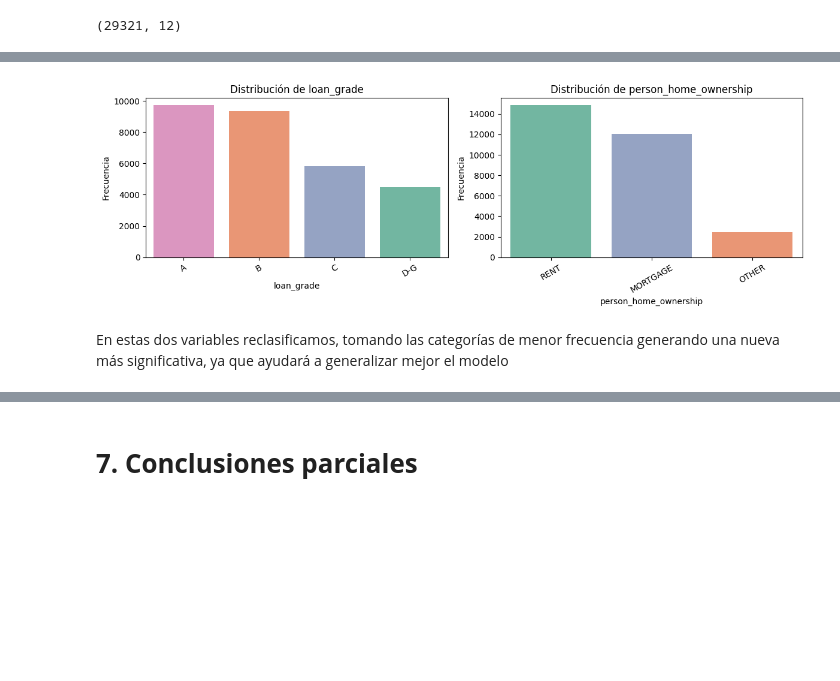
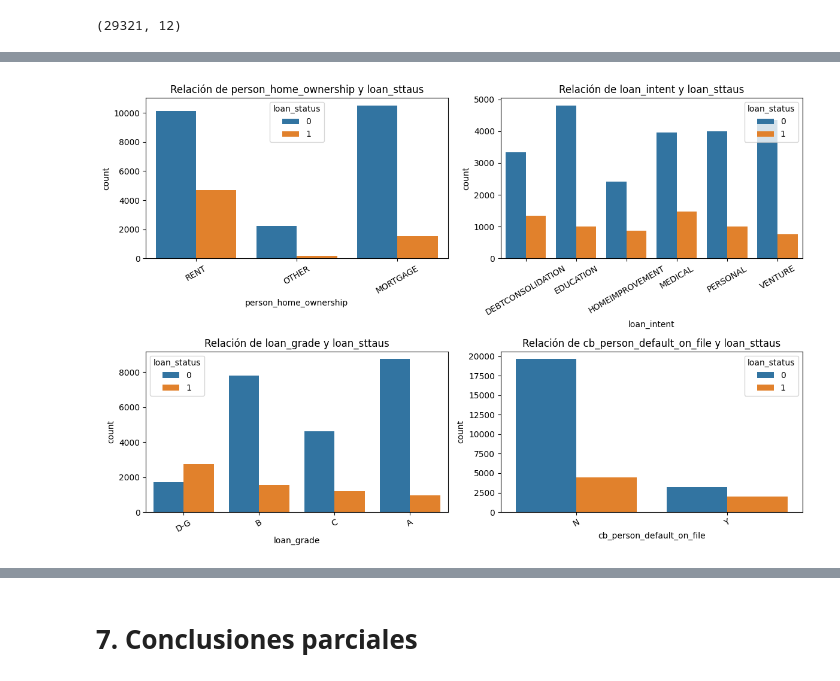
Before and after one commit to GustavoHDLC1/Colab_Files_PADP, a Jupyter notebook: Proyecto_PADP.ipynb, the cells around one changed output, grey strips where cells are left out. Drawn from its saved outputs; the diff is of its cells as text; code cells hidden in the pictures; blank space fills up the shorter version.

```diff
--- a/Proyecto_PADP.ipynb
+++ b/Proyecto_PADP.ipynb
@@ -509,15 +150,0 @@ cols = ['person_home_ownership', 'loan_intent', 'loan_grade', 'cb_person_default
-# %%
-# Crear gráficos de barras
-plt.figure(figsize=(12, 8))
-
-for i, col in enumerate(cols, 1):
-    plt.subplot(2, 2, i)  # un gráfico por fila
-    sns.countplot(data=df, x=col, hue="loan_status")
-
-    plt.title(f'Relación de {col} y loan_sttaus', fontsize=12)
-    plt.xlabel(col, fontsize=10)
-    #plt.ylabel('Frecuencia', fontsize=10)
-    plt.xticks(rotation=30)  # rotar etiquetas si son largas
-
-plt.tight_layout()
-plt.show()
@@ -780,21 +706,19 @@ get_frequency(df, 'person_home_ownership')
 # %%
-cols = ['loan_grade', 'person_home_ownership']
+cols = ['person_home_ownership', 'loan_intent', 'loan_grade', 'cb_person_default_on_file']
 # %%
 # Crear gráficos de barras
-plt.figure(figsize=(12, 4))
+plt.figure(figsize=(12, 8))
 
 for i, col in enumerate(cols, 1):
-    plt.subplot(1, 2, i)  # un gráfico por fila
-    sns.countplot(data=df, x=col, hue=col, palette="Set2", order=df[col].value_counts().index)
+    plt.subplot(2, 2, i)  # un gráfico por fila
+    sns.countplot(data=df, x=col, hue="loan_status")
 
-    plt.title(f'Distribución de {col}', fontsize=12)
+    plt.title(f'Relación de {col} y loan_sttaus', fontsize=12)
     plt.xlabel(col, fontsize=10)
-    plt.ylabel('Frecuencia', fontsize=10)
+    #plt.ylabel('Frecuencia', fontsize=10)
     plt.xticks(rotation=30)  # rotar etiquetas si son largas
 
 plt.tight_layout()
 plt.show()
 # %% [output]
-[figure, old version]
+[figure, new version]
-# %% [markdown]
-En estas dos variables reclasificamos, tomando las categorías de menor frecuencia generando una nueva más significativa, ya que ayudará a generalizar mejor el modelo
```
Also changed, not shown: parts of 88 cells of this notebook.
